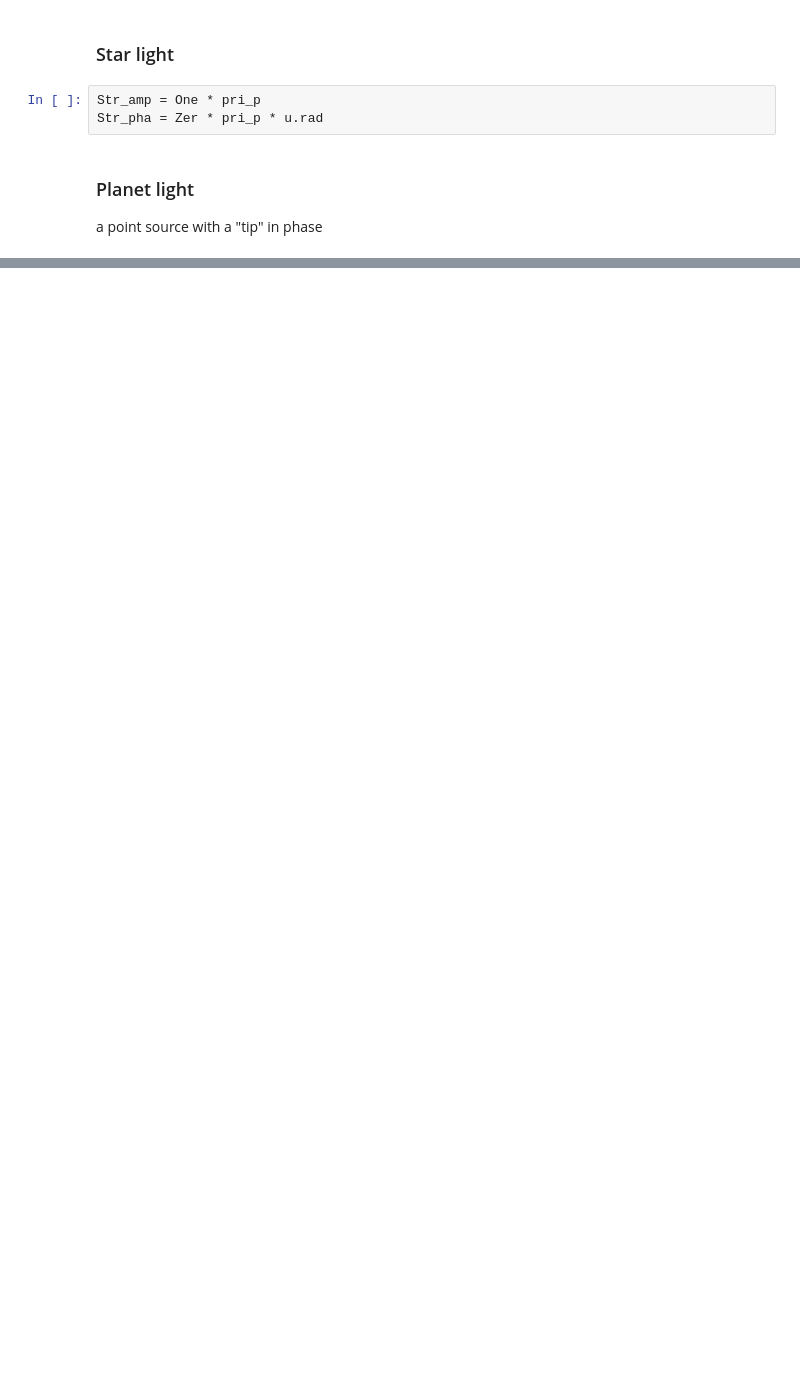
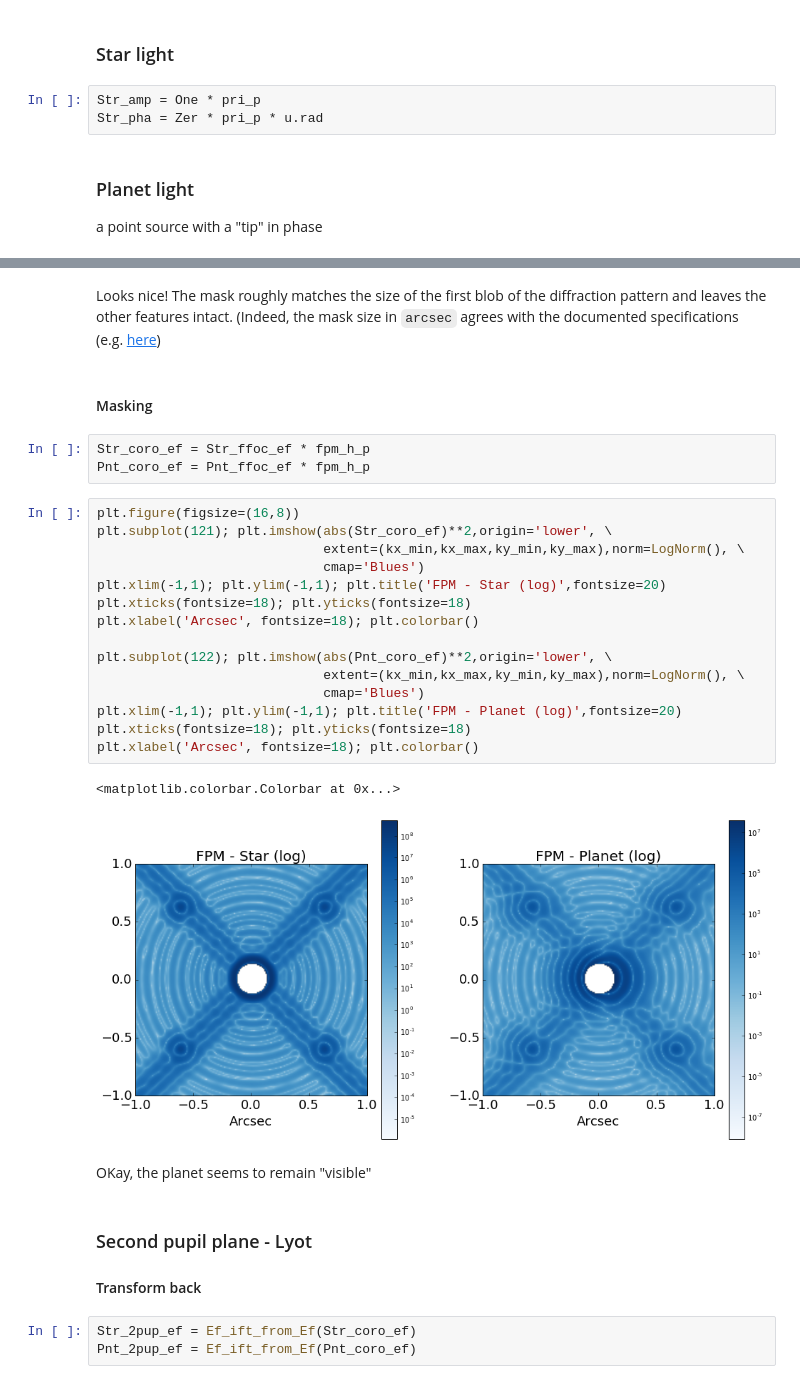
Before and after one commit to Mipanox/GPI_stuff, a Jupyter notebook: full_opt.ipynb, the cells around one changed output, grey strips where cells are left out. Saved outputs shown, nothing was run; the diff lists cells and outputs as text; blank space fills up the shorter version.

```diff
--- a/full_opt.ipynb
+++ b/full_opt.ipynb
@@ -206,0 +273,33 @@ plt.xlim(2024,2072); plt.ylim(2024,2072); plt.colorbar()
+# %% [markdown]
+Looks nice! The mask roughly matches the size of the first blob of the diffraction pattern and leaves the other features intact. (Indeed, the mask size in `arcsec` agrees with the documented specifications (e.g. [here](http://docs.planetimager.org/pipeline_dev/gpi_pipeline/documentation/gpireference/coronagraph.html#coronagraph-apodizer))
+# %% [markdown]
+#### Masking
+# %%
+Str_coro_ef = Str_ffoc_ef * fpm_h_p
+Pnt_coro_ef = Pnt_ffoc_ef * fpm_h_p
+# %%
+plt.figure(figsize=(16,8))
+plt.subplot(121); plt.imshow(abs(Str_coro_ef)**2,origin='lower', \
+                             extent=(kx_min,kx_max,ky_min,ky_max),norm=LogNorm(), \
+                             cmap='Blues')
+plt.xlim(-1,1); plt.ylim(-1,1); plt.title('FPM - Star (log)',fontsize=20)
+plt.xticks(fontsize=18); plt.yticks(fontsize=18)
+plt.xlabel('Arcsec', fontsize=18); plt.colorbar()
+
+plt.subplot(122); plt.imshow(abs(Pnt_coro_ef)**2,origin='lower', \
+                             extent=(kx_min,kx_max,ky_min,ky_max),norm=LogNorm(), \
+                             cmap='Blues')
+plt.xlim(-1,1); plt.ylim(-1,1); plt.title('FPM - Planet (log)',fontsize=20)
+plt.xticks(fontsize=18); plt.yticks(fontsize=18)
+plt.xlabel('Arcsec', fontsize=18); plt.colorbar()
+# %% [output]
+<matplotlib.colorbar.Colorbar at 0x...>
+[figure, added]
+# %% [markdown]
+OKay, the planet seems to remain "visible"
+# %% [markdown]
+### Second pupil plane - Lyot
+#### Transform back
+# %%
+Str_2pup_ef = Ef_ift_from_Ef(Str_coro_ef)
+Pnt_2pup_ef = Ef_ift_from_Ef(Pnt_coro_ef)
```
Also changed, not shown: parts of 35 cells of this notebook, 1 other file.
